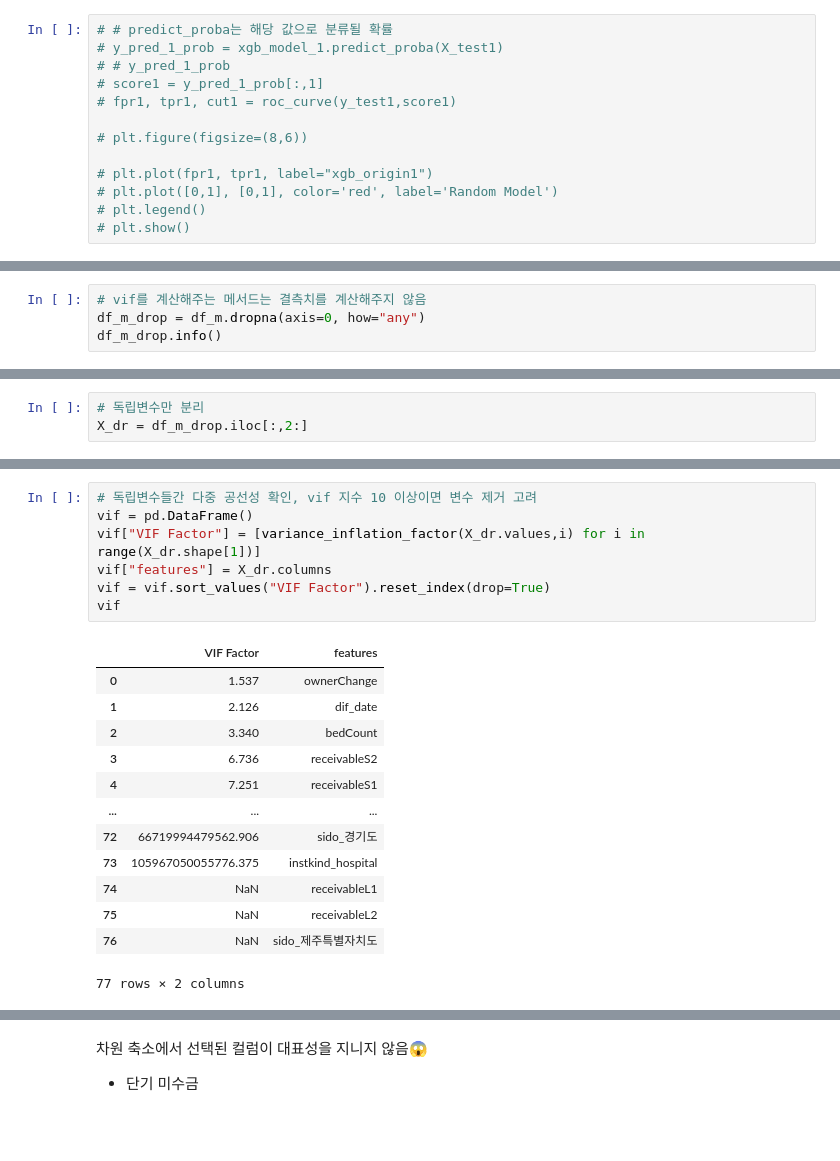
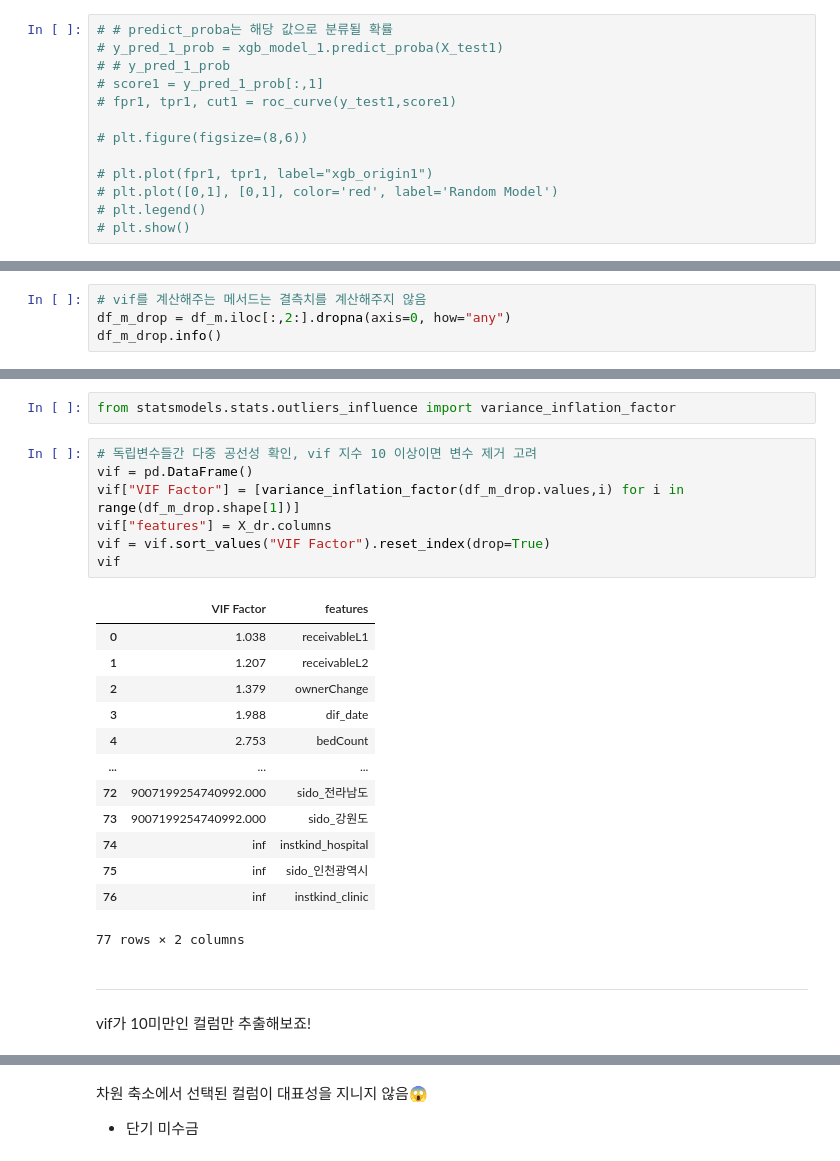
Before and after one commit to nyeokinyeoki/Gym_zalabim, a Jupyter notebook: ipynb/hospital.ipynb, the cells around one changed output, grey strips where cells are left out. Saved outputs shown, nothing was run; the diff lists cells and outputs as text; blank space fills up the shorter version.

```diff
--- a/ipynb/hospital.ipynb
+++ b/ipynb/hospital.ipynb
@@ -1761,6 +1790,6 @@ strong multicollinearity or other numerical problems.
 # %%
 # vif를 계산해주는 메서드는 결측치를 계산해주지 않음
-df_m_drop = df_m.dropna(axis=0, how="any")
+df_m_drop = df_m.iloc[:,2:].dropna(axis=0, how="any")
 df_m_drop.info()
 # %% [output]
 <class 'pandas.core.frame.DataFrame'>
@@ -1783,3 +1811,0 @@ memory usage: 147.2 KB
-# %%
-# 독립변수만 분리
-X_dr = df_m_drop.iloc[:,2:]
@@ -1786,24 +1823,29 @@ X_dr = df_m_drop.iloc[:,2:]
+# %%
+from statsmodels.stats.outliers_influence import variance_inflation_factor
 # %%
 # 독립변수들간 다중 공선성 확인, vif 지수 10 이상이면 변수 제거 고려
 vif = pd.DataFrame()
-vif["VIF Factor"] = [variance_inflation_factor(X_dr.values,i) for i in range(X_dr.shape[1])]
+vif["VIF Factor"] = [variance_inflation_factor(df_m_drop.values,i) for i in range(df_m_drop.shape[1])]
 vif["features"] = X_dr.columns
 vif = vif.sort_values("VIF Factor").reset_index(drop=True)
 vif
 # %% [output]
 |  | VIF Factor | features |
-| 0 | 1.537 | ownerChange |
-| 1 | 2.126 | dif_date |
-| 2 | 3.340 | bedCount |
-| 3 | 6.736 | receivableS2 |
-| 4 | 7.251 | receivableS1 |
+| 0 | 1.038 | receivableL1 |
+| 1 | 1.207 | receivableL2 |
+| 2 | 1.379 | ownerChange |
+| 3 | 1.988 | dif_date |
+| 4 | 2.753 | bedCount |
 | ... | ... | ... |
-| 72 | 66719994479562.906 | sido_경기도 |
-| 73 | 105967050055776.375 | instkind_hospital |
-| 74 | NaN | receivableL1 |
-| 75 | NaN | receivableL2 |
-| 76 | NaN | sido_제주특별자치도 |
+| 72 | 9007199254740992.000 | sido_전라남도 |
+| 73 | 9007199254740992.000 | sido_강원도 |
+| 74 | inf | instkind_hospital |
+| 75 | inf | sido_인천광역시 |
+| 76 | inf | instkind_clinic |
 77 rows × 2 columns
+# %% [markdown]
+***
+vif가 10미만인 컬럼만 추출해보죠!
 # %%
 # vif 지수가 10미만인 컬럼명
 vif[vif["VIF Factor"]<10.0]["features"]
```
Also changed, not shown: parts of 29 cells of this notebook, 1 other file.
